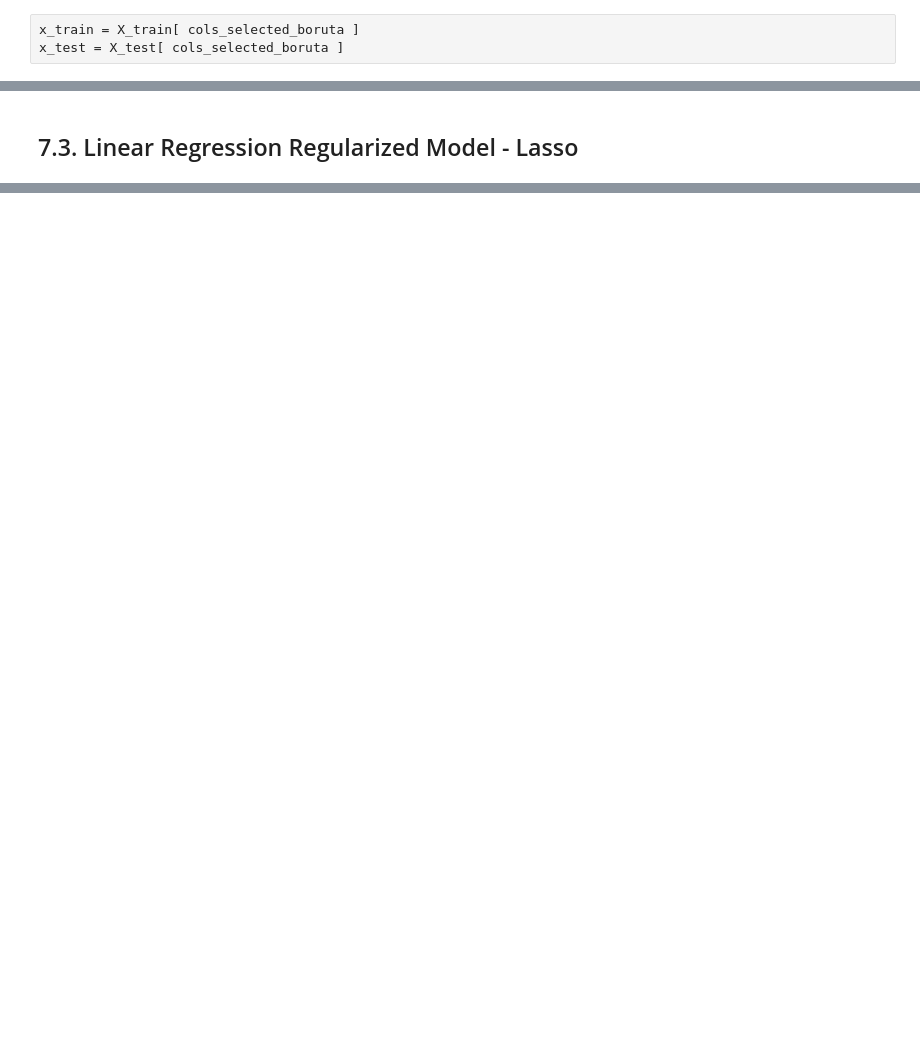
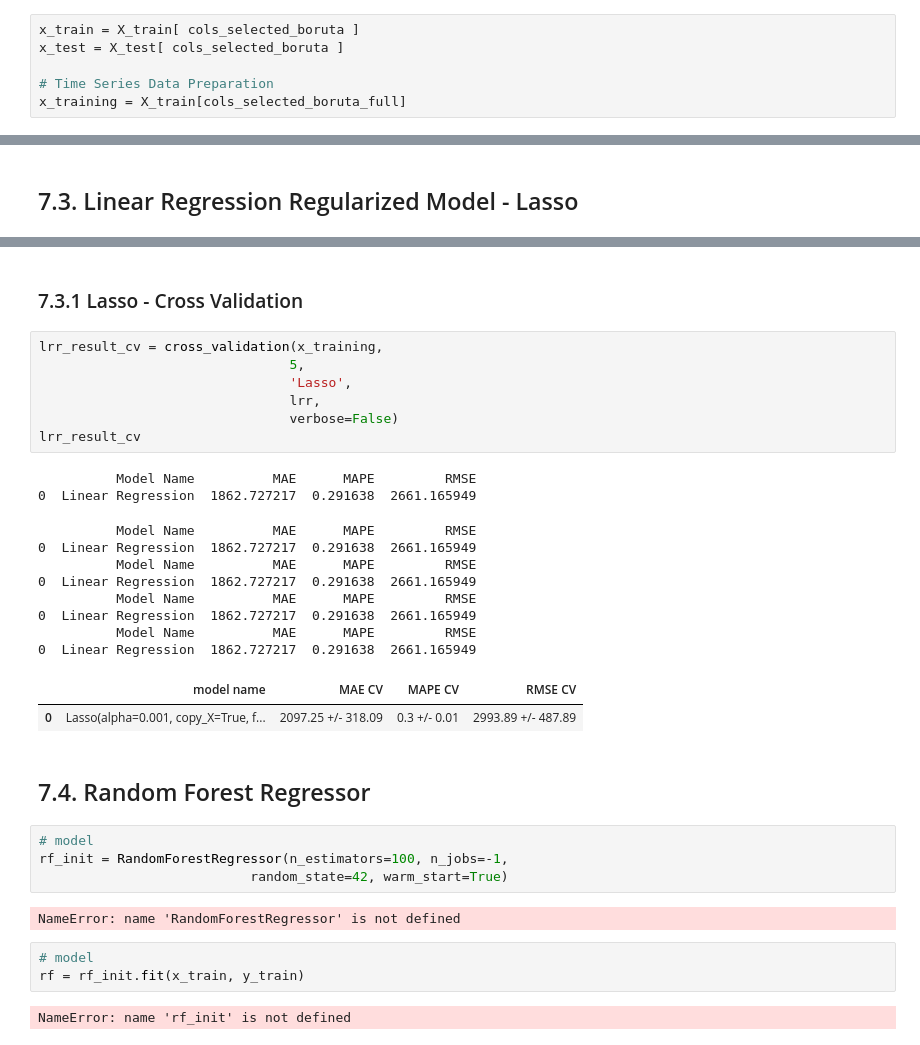
Before and after one commit to felipe471/Data_Science_Em_Producao, a Jupyter notebook: m06_v01_store_sales_prediction.ipynb, the cells around one changed output, grey strips where cells are left out. Drawn from its saved outputs; the diff is of its cells as text; blank space fills up the shorter version.

```diff
--- a/m06_v01_store_sales_prediction.ipynb
+++ b/m06_v01_store_sales_prediction.ipynb
@@ -1170,6 +1231,9 @@ cols_selected_boruta_full.extend( feat_to_add )
 # %%
 x_train = X_train[ cols_selected_boruta ]
 x_test = X_test[ cols_selected_boruta ]
+
+# Time Series Data Preparation
+x_training = X_train[cols_selected_boruta_full]
 # %% [markdown]
 ## 7.1. Average Model
 # %%
@@ -1221,0 +1310,35 @@ lrr_result
+# %% [markdown]
+### 7.3.1 Lasso - Cross Validation
+# %%
+lrr_result_cv = cross_validation(x_training,
+                                5,
+                                'Lasso',
+                                lrr,
+                                verbose=False)
+lrr_result_cv
+# %% [output]
+          Model Name          MAE      MAPE         RMSE
+0  Linear Regression  1862.727217  0.291638  2661.165949
+          Model Name          MAE      MAPE         RMSE
+0  Linear Regression  1862.727217  0.291638  2661.165949
+          Model Name          MAE      MAPE         RMSE
+0  Linear Regression  1862.727217  0.291638  2661.165949
+          Model Name          MAE      MAPE         RMSE
+0  Linear Regression  1862.727217  0.291638  2661.165949
+          Model Name          MAE      MAPE         RMSE
+0  Linear Regression  1862.727217  0.291638  2661.165949
+|  | model name | MAE CV | MAPE CV | RMSE CV |
+| 0 | Lasso(alpha=0.001, copy_X=True, f... | 2097.25 +/- 318.09 | 0.3 +/- 0.01 | 2993.89 +/- 487.89 |
+# %% [markdown]
+## 7.4. Random Forest Regressor
+# %%
+# model
+rf_init = RandomForestRegressor(n_estimators=100, n_jobs=-1,
+                           random_state=42, warm_start=True)
+# %% [output]
+NameError: name 'RandomForestRegressor' is not defined
+# %%
+# model
+rf = rf_init.fit(x_train, y_train)
+# %% [output]
+NameError: name 'rf_init' is not defined
```
Also changed, not shown: parts of 26 cells of this notebook.
